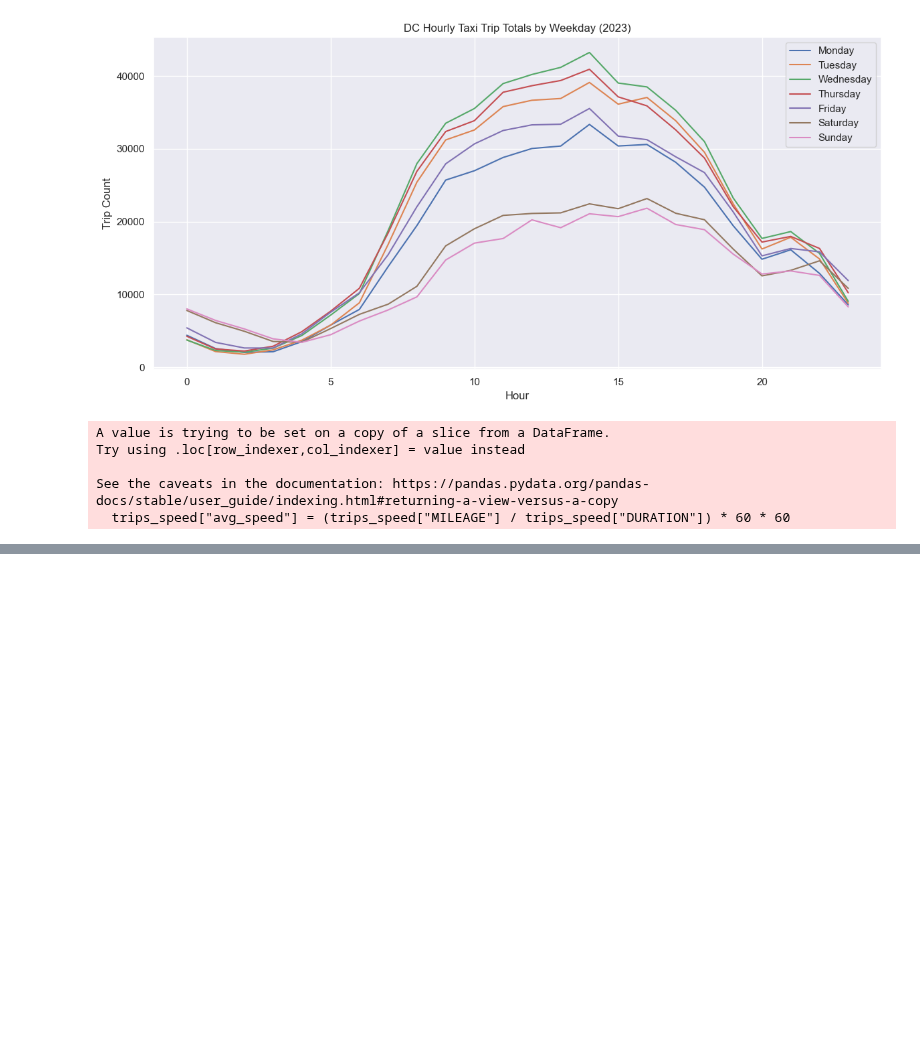
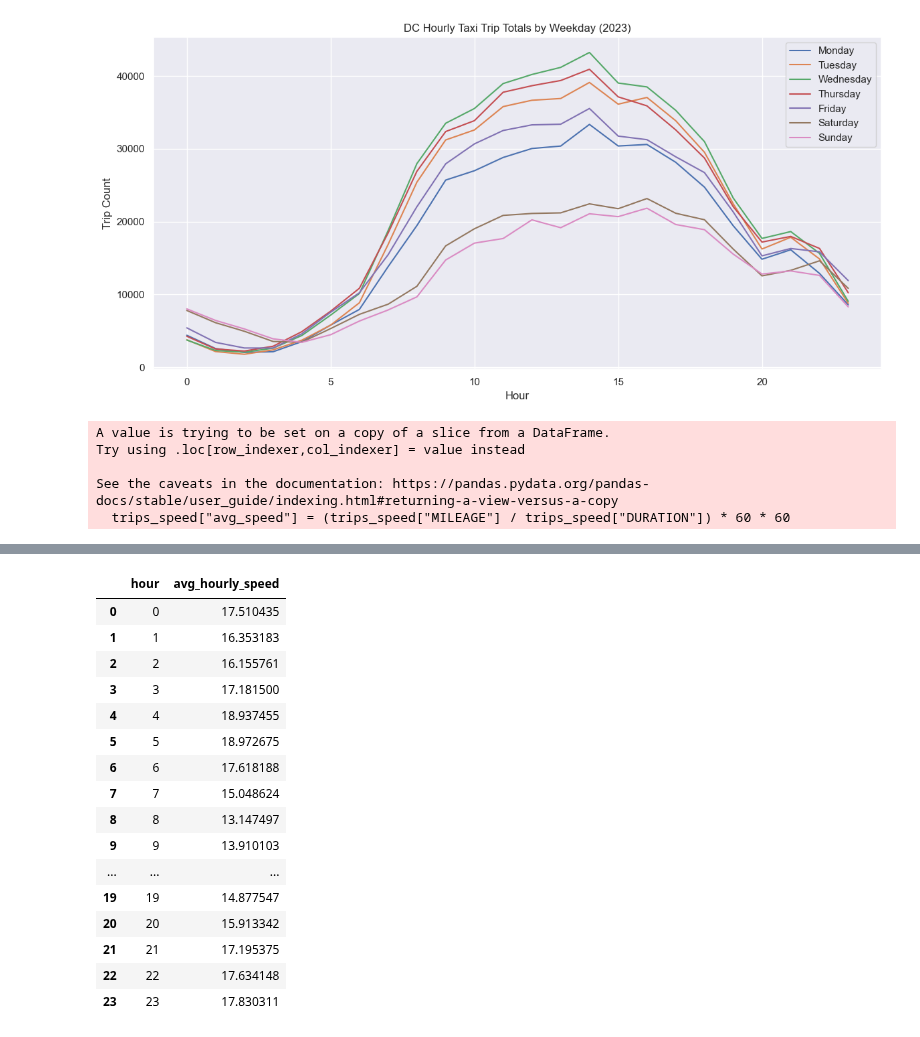
Before and after one commit to malamudj/taxi-washdc-analysis-demo, a Jupyter notebook: 2-transform-data-plot-viz.ipynb, the cells around one changed output, grey strips where cells are left out. Drawn from its saved outputs; the diff is of its cells as text; code cells hidden in the pictures; blank space fills up the shorter version.

```diff
--- a/2-transform-data-plot-viz.ipynb
+++ b/2-transform-data-plot-viz.ipynb
@@ -347,0 +329,24 @@ Text(0.5, 1.0, 'Speed')
+# %%
+trips_speed_avg_adj = trips_speed_adj.groupby(['hour'])['avg_speed'].mean() \
+    .reset_index() \
+    .rename(columns={'avg_speed':'avg_hourly_speed'})
+
+trips_speed_avg_adj
+# %% [output]
+|  | hour | avg_hourly_speed |
+| 0 | 0 | 17.510435 |
+| 1 | 1 | 16.353183 |
+| 2 | 2 | 16.155761 |
+| 3 | 3 | 17.181500 |
+| 4 | 4 | 18.937455 |
+| 5 | 5 | 18.972675 |
+| 6 | 6 | 17.618188 |
+| 7 | 7 | 15.048624 |
+| 8 | 8 | 13.147497 |
+| 9 | 9 | 13.910103 |
+| ... | ... | ... |
+| 19 | 19 | 14.877547 |
+| 20 | 20 | 15.913342 |
+| 21 | 21 | 17.195375 |
+| 22 | 22 | 17.634148 |
+| 23 | 23 | 17.830311 |
```
Also changed, not shown: parts of 7 cells of this notebook.
